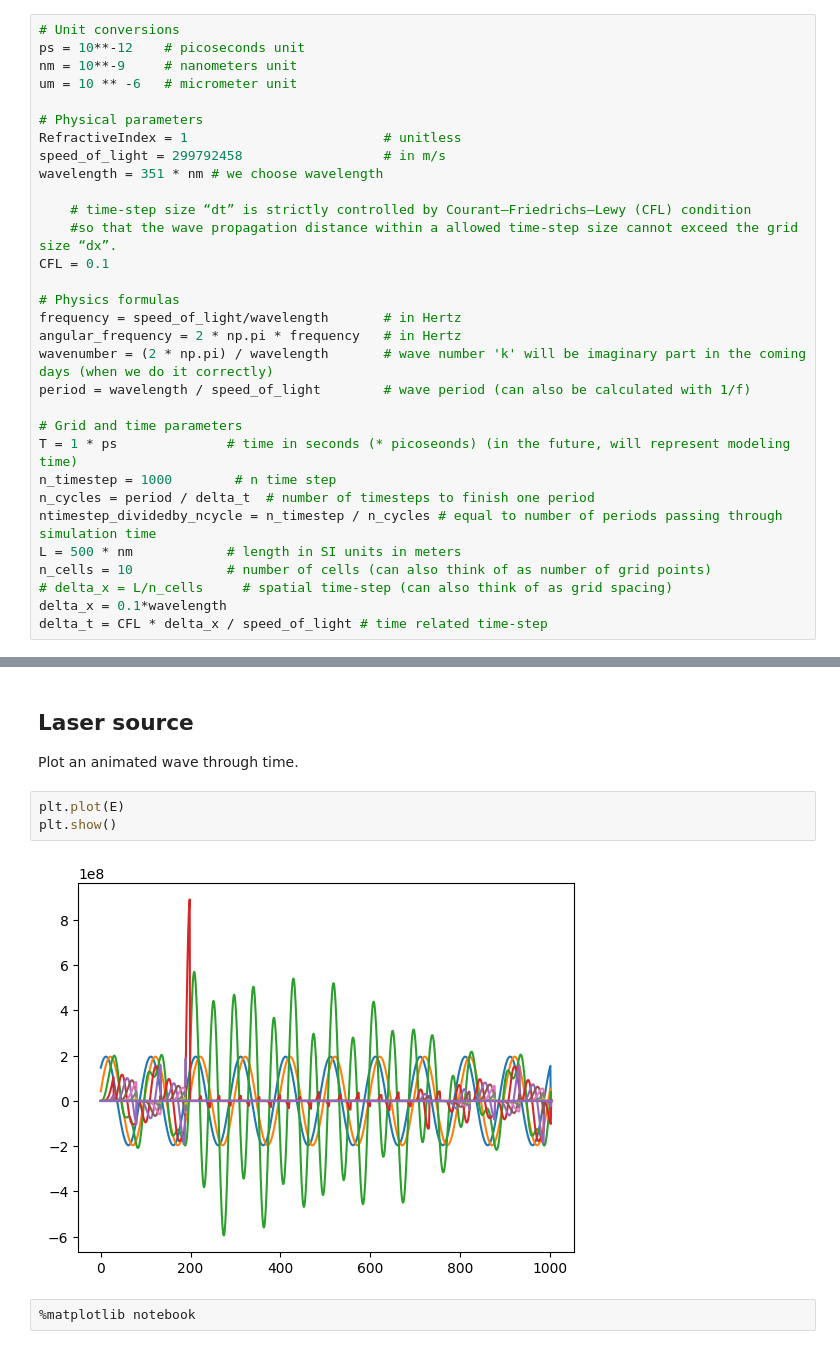
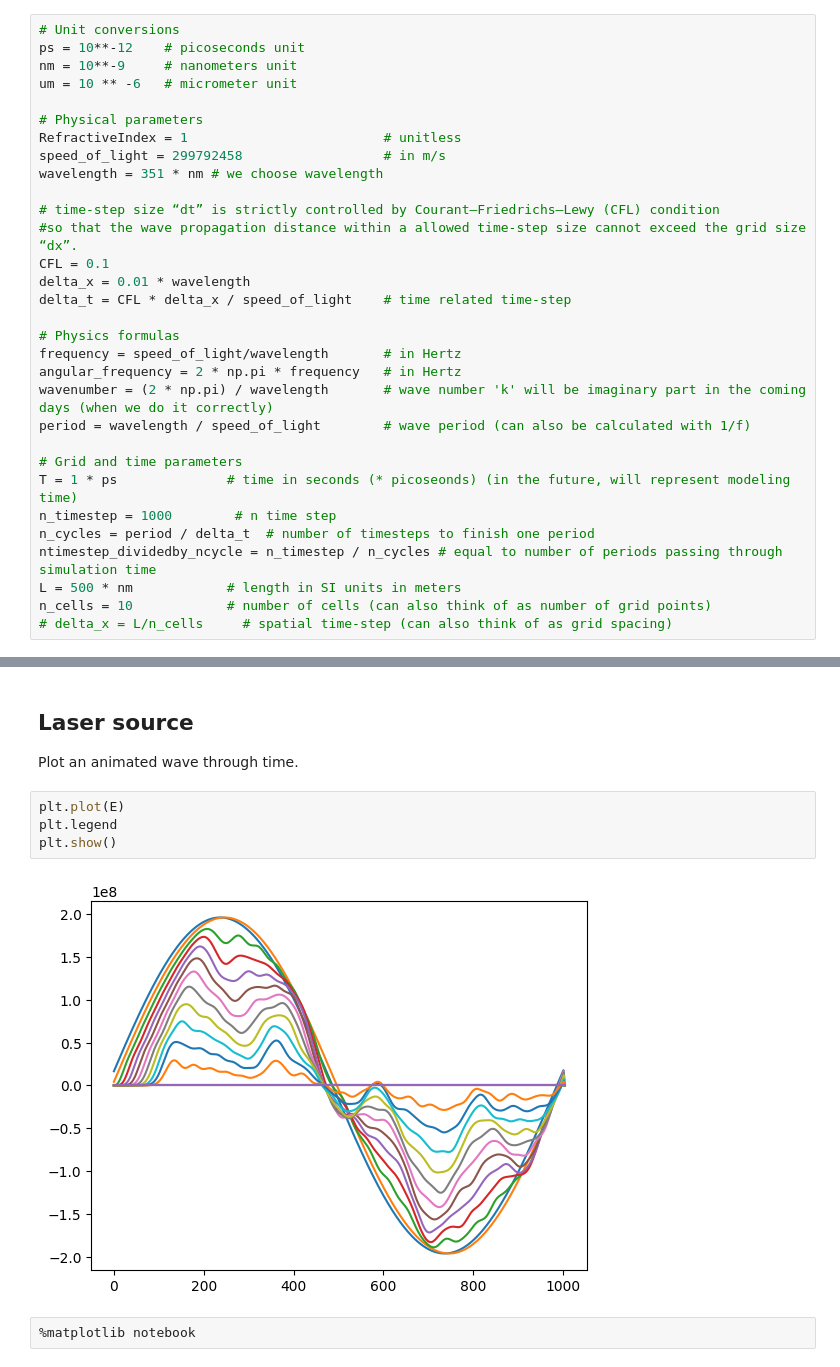
Before and after one commit to nickdavila/1D-Electromagnetic-Wave-Solver, a Jupyter notebook: Code/finite_difference_schemes.ipynb, the cells around one changed output, grey strips where cells are left out. Drawn from its saved outputs; the diff is of its cells as text.

```diff
--- a/Code/finite_difference_schemes.ipynb
+++ b/Code/finite_difference_schemes.ipynb
@@ -50,9 +50,11 @@ RefractiveIndex = 1                         # unitless
 speed_of_light = 299792458                  # in m/s
 wavelength = 351 * nm # we choose wavelength
 
-    # time-step size “dt” is strictly controlled by Courant–Friedrichs–Lewy (CFL) condition
-    #so that the wave propagation distance within a allowed time-step size cannot exceed the grid size “dx”.
+# time-step size “dt” is strictly controlled by Courant–Friedrichs–Lewy (CFL) condition
+#so that the wave propagation distance within a allowed time-step size cannot exceed the grid size “dx”.
 CFL = 0.1
+delta_x = 0.01 * wavelength
+delta_t = CFL * delta_x / speed_of_light    # time related time-step
 
 # Physics formulas
 frequency = speed_of_light/wavelength       # in Hertz
@@ -68,8 +70,6 @@ ntimestep_dividedby_ncycle = n_timestep / n_cycles # equal to number of periods
 L = 500 * nm            # length in SI units in meters
 n_cells = 10            # number of cells (can also think of as number of grid points)
 # delta_x = L/n_cells     # spatial time-step (can also think of as grid spacing)
-delta_x = 0.1*wavelength
-delta_t = CFL * delta_x / speed_of_light # time related time-step
 # %% [markdown]
 ### Initializing laser intensity and electric field
 # %%
@@ -162,9 +146,10 @@ index 5679 n+1 988 i 2 E[n+1, i] -196442017.8124543 E[n+1, i]/E_0 -1.00281091012
 Plot an animated wave through time.
 # %%
 plt.plot(E)
+plt.legend
 plt.show()
 # %% [output]
-[figure, old version]
+[figure, new version]
 # %%
 %matplotlib notebook
 # %%
```
Also changed, not shown: parts of 1 cell of this notebook.
